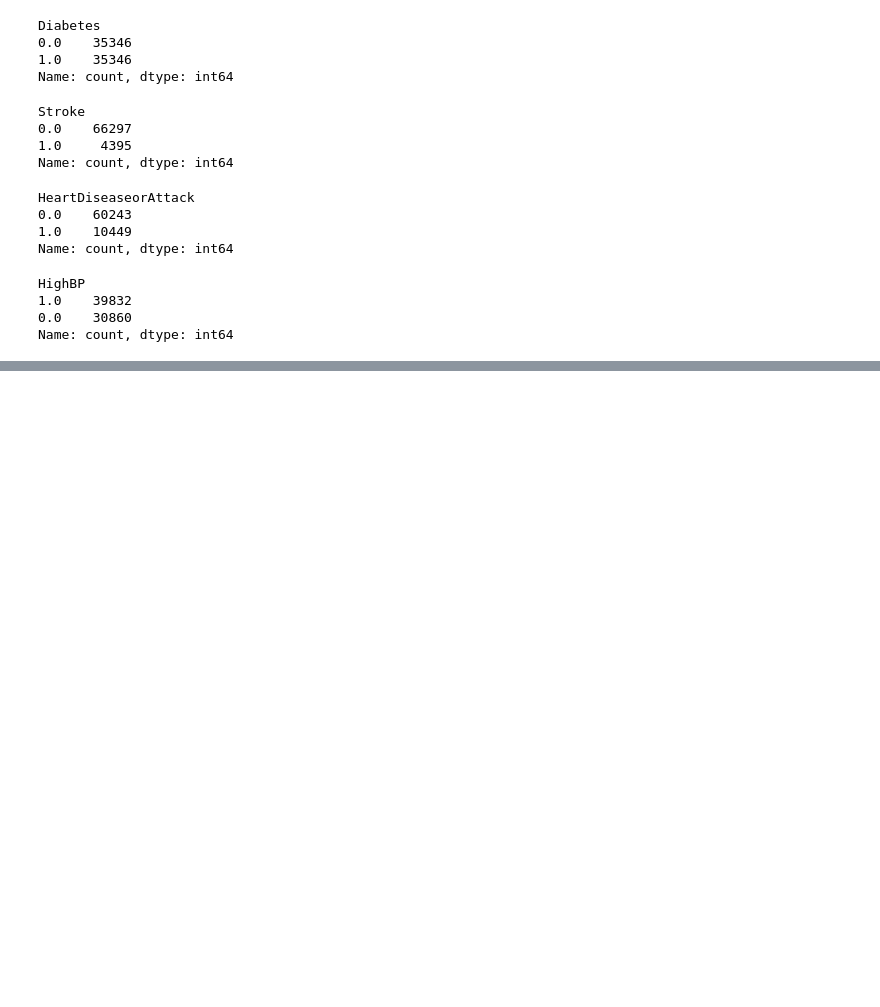
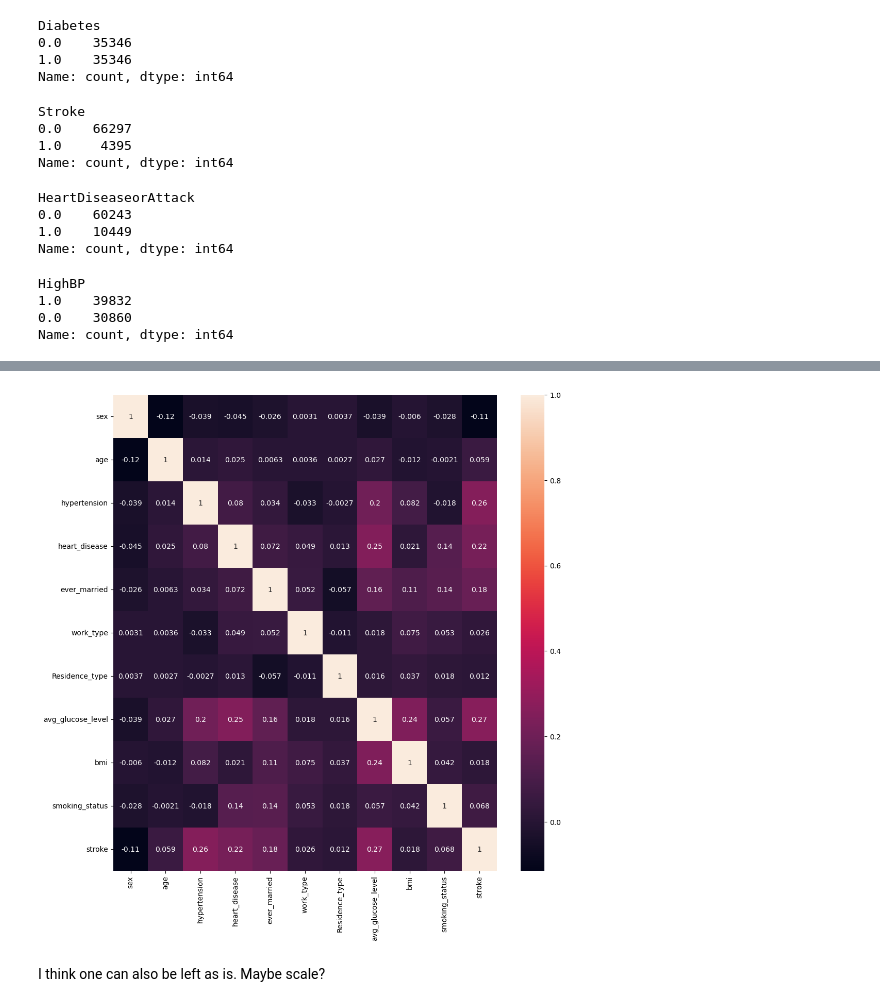
Before and after one commit to jwlosz/project-4-group-16, a Jupyter notebook: EDA.ipynb, the cells around one changed output, grey strips where cells are left out. Cells and saved outputs as stored; diff of their text form; code cells hidden in the pictures; blank space fills up the shorter version.

```diff
--- a/EDA.ipynb
+++ b/EDA.ipynb
@@ -156,0 +293,10 @@ Name: count, dtype: int64
+# %%
+corrs = stroke_df.corr()
+
+plt.figure(figsize=(12, 12))
+sns.heatmap(corrs, annot=True)
+plt.show()
+# %% [output]
+[figure, added]
+# %% [markdown]
+I think one can also be left as is. Maybe scale?
```
Also changed, not shown: parts of 20 cells of this notebook, 5 other files.
